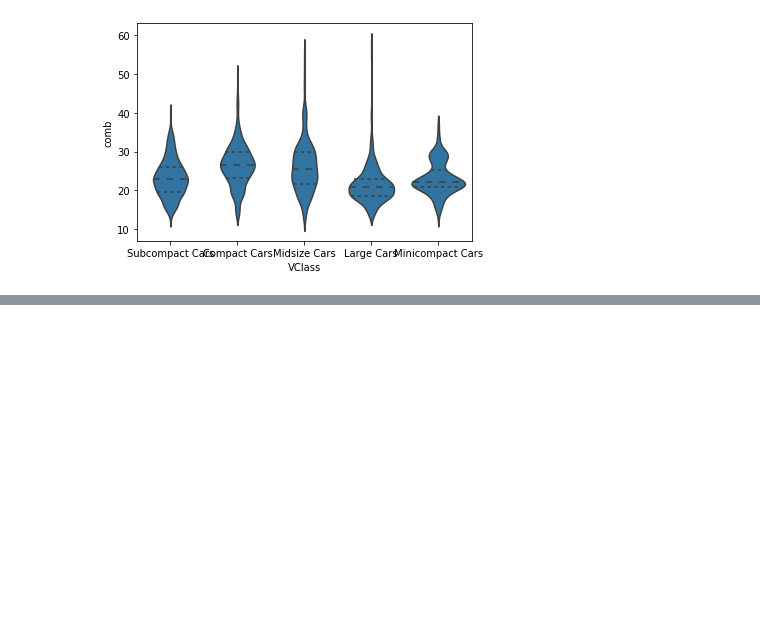
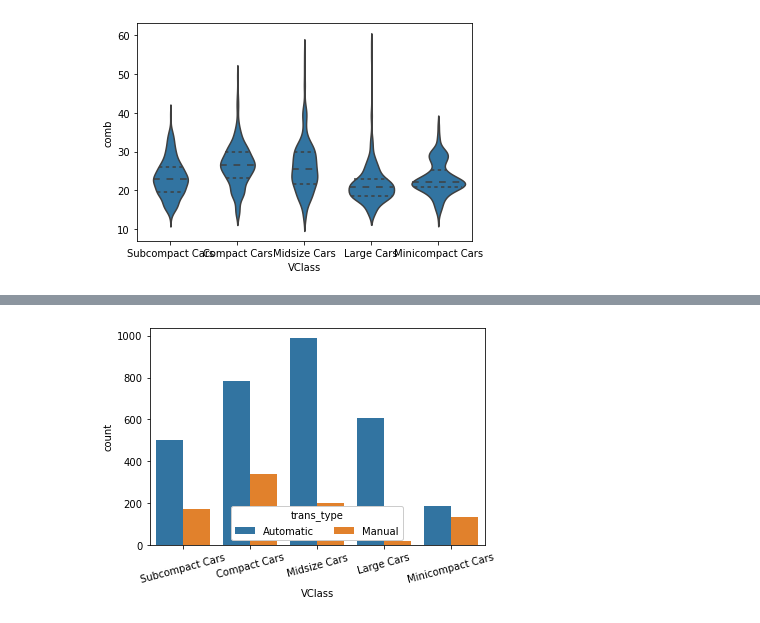
Before and after one commit to monaen/FDHS-2022Spring, a Jupyter notebook: projects/Matplotlib and Seaborn.ipynb, the cells around one changed output, grey strips where cells are left out. Cells and saved outputs as stored; diff of their text form; code cells hidden in the pictures; blank space fills up the shorter version.

```diff
--- a/projects/Matplotlib and Seaborn.ipynb
+++ b/projects/Matplotlib and Seaborn.ipynb
@@ -676,0 +687,6 @@ To depict the relationship between two categorical variables, we can extend the
+# %%
+ax = sb.countplot(data = fuel_econ, x = 'VClass', hue = 'trans_type')
+ax.legend(loc = 8, ncol = 2, framealpha = 1, title = 'trans_type')
+plt.xticks(rotation = 15);
+# %% [output]
+[figure, added]
```
Also changed, not shown: parts of 22 cells of this notebook, 2 other files.
